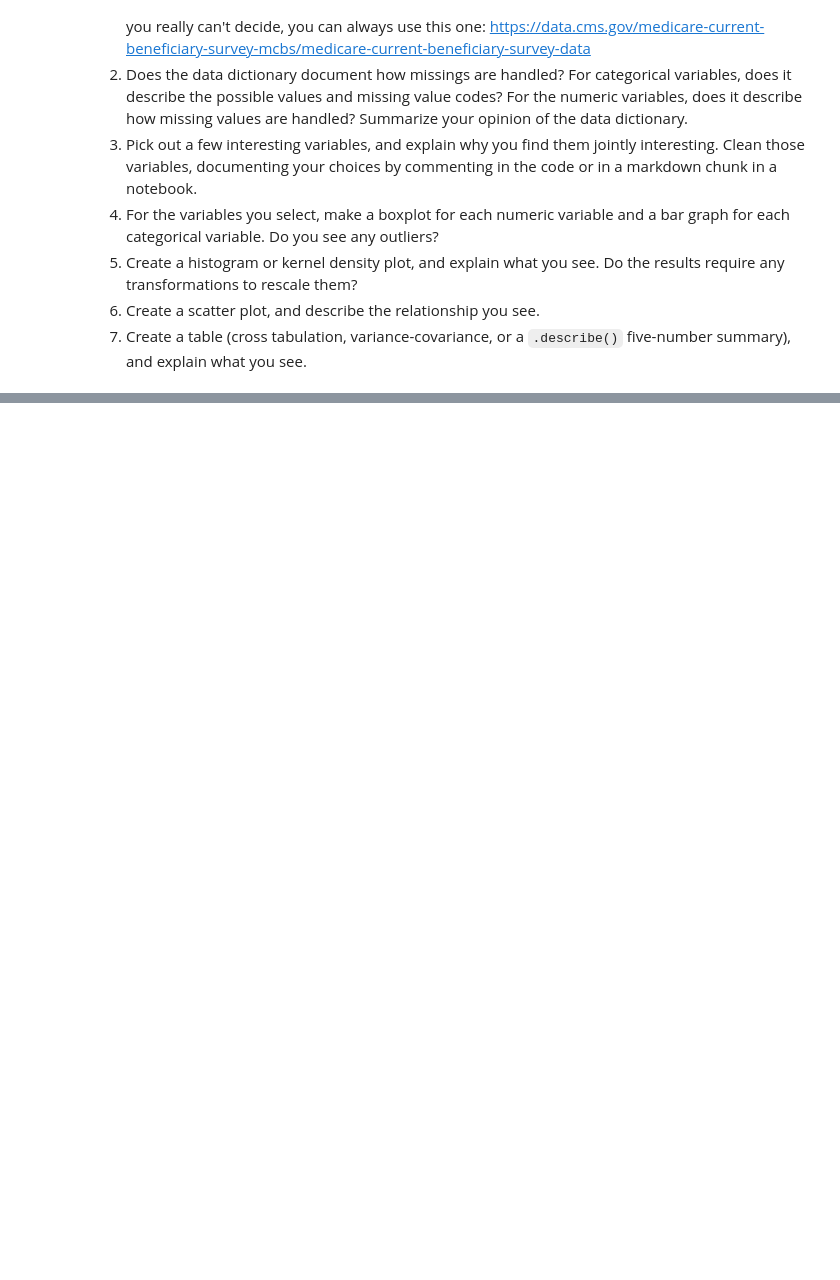
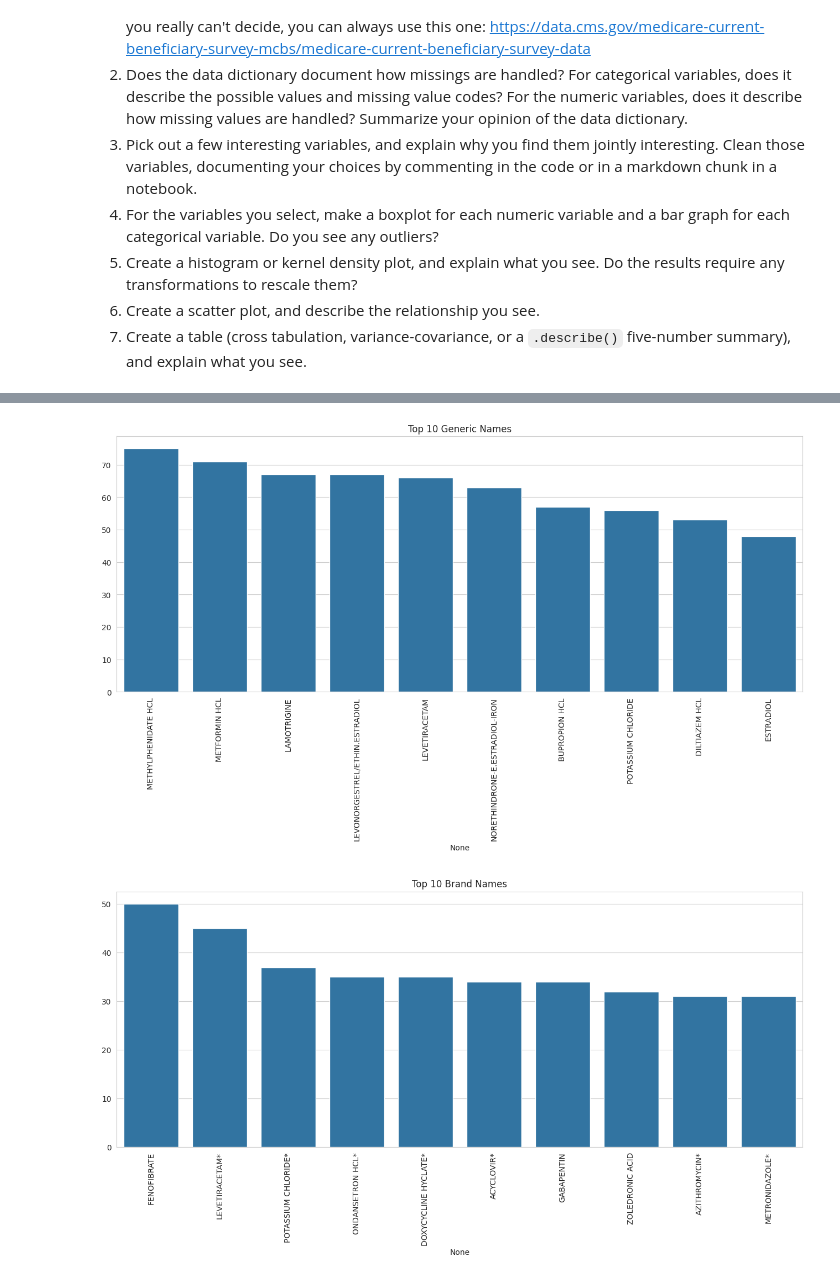
Before and after one commit to wangjalen7/DS_3001_visualization, a Jupyter notebook: assignment/assignment.ipynb, the cells around one changed output, grey strips where cells are left out. Saved outputs shown, nothing was run; the diff lists cells and outputs as text; code cells hidden in the pictures; blank space fills up the shorter version.

```diff
--- a/assignment/assignment.ipynb
+++ b/assignment/assignment.ipynb
@@ -273,0 +283,26 @@ For some context, the Federal government ultimately spent about $4.4 trillion in
+# %%
+# Part 3
+# Brnd_Name and Gnrc_Name: These categorical variables give insight into the variety of drugs in terms of brand and generic names, which is interesting for analyzing spending
+# patterns across different types of medications.
+# Tot_Spndng_2020 and Tot_Spndng_2021: This numeric variable is interesting because it shows the financial impact on Medicaid.
+# Tot_Dsg_Unts_2020: This numeric variable is interesting because it offers insight into the volume of distribution and utilization of each drug.
+
+import pandas as pd
+
+data = pd.read_csv('./data/DSD_MCD_RY22_P06_V20_D21_BGM.csv',low_memory=False)
+
+# The selected variables
+missing_values = data[['Gnrc_Name', 'Brnd_Name', 'Tot_Spndng_2021', 'Tot_Dsg_Unts_2021', 'Tot_Spndng_2020', 'Tot_Dsg_Unts_2020']].isnull().sum()
+print(missing_values)
+
+# Standardizing text data for 'Gnrc_Name' and 'Brnd_Name'
+data['Gnrc_Name'] = data['Gnrc_Name'].str.strip().str.upper()
+data['Brnd_Name'] = data['Brnd_Name'].str.strip().str.upper()
+
+# Ensuring numerical data integrity for 'Tot_Spndng_2021', 'Tot_Dsg_Unts_2021', 'Tot_Spndng_2020', and 'Tot_Dsg_Unts_2020'
+# Filling missing values with 0 and ensuring they are non-negative
+numerical_columns = ['Tot_Spndng_2021', 'Tot_Dsg_Unts_2021', 'Tot_Spndng_2020', 'Tot_Dsg_Unts_2020']
+data[numerical_columns] = data[numerical_columns].fillna(0).clip(lower=0)
+
+# missing_values = data[['Gnrc_Name', 'Brnd_Name', 'Tot_Spndng_2021', 'Tot_Dsg_Unts_2021', 'Tot_Spndng_2020', 'Tot_Dsg_Unts_2020']].isnull().sum()
+# print(missing_values)
@@ -273,0 +350,19 @@ For some context, the Federal government ultimately spent about $4.4 trillion in
+# %%
+top_generic_names = data['Gnrc_Name'].value_counts().head(10)
+
+plt.figure(figsize=(16, 6))
+sns.barplot(x=top_generic_names.index, y=top_generic_names.values)
+plt.title('Top 10 Generic Names')
+plt.xticks(rotation=90)
+plt.show()
+
+top_brand_names = data['Brnd_Name'].value_counts().head(10)
+
+plt.figure(figsize=(16, 6))
+sns.barplot(x=top_brand_names.index, y=top_brand_names.values)
+plt.title('Top 10 Brand Names')
+plt.xticks(rotation=90)
+plt.show()
+# %% [output]
+[figure, added]
+[figure, added]
```
Also changed, not shown: parts of 16 cells of this notebook.
